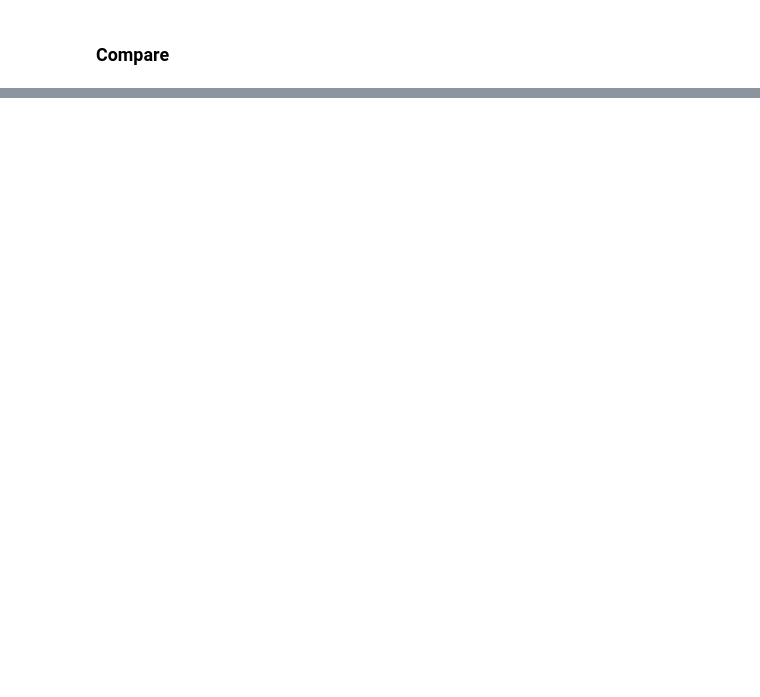
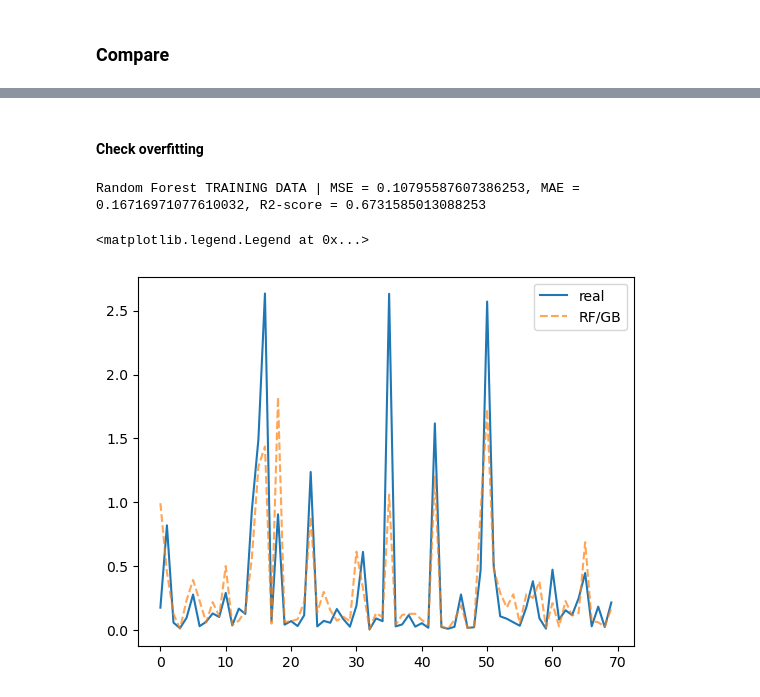
Before and after one commit to tristandijkstra/SmallObjectTracking, a Jupyter notebook: basicML.ipynb, the cells around one changed output, grey strips where cells are left out. Saved outputs shown, nothing was run; the diff lists cells and outputs as text; code cells hidden in the pictures; blank space fills up the shorter version.

```diff
--- a/basicML.ipynb
+++ b/basicML.ipynb
@@ -201 +234,28 @@ Gradient Boost | MSE = 0.2056268239688349, MAE = 0.22574051215869478, R2-score =
+# %% [markdown]
+#### Check overfitting
+# %%
+
+# yprTRAIN = RndmFrst.predict(X_train)
+yprTRAIN = xg_reg.predict(X_train)
+# yprTRAIN = scalerY.inverse_transform(yprTRAIN[:, np.newaxis])
+# yTRAIN = scalerY.inverse_transform(y_train[:, np.newaxis])
+yTRAIN = y_train
+# yPr = scalerY.inverse_transform(y_predict_GBM[:, np.newaxis])
+MSE_TRAIN = mean_squared_error(yTRAIN, yprTRAIN)
+MAE_TRAIN = mean_absolute_error(yTRAIN, yprTRAIN)
+R2_TRAIN = r2_score(yTRAIN, yprTRAIN)
+
+print(f"Random Forest TRAINING DATA | MSE = {MSE_TRAIN}, MAE = {MAE_TRAIN}, R2-score = {R2_TRAIN}")
+
+fig, ax = plt.subplots(1, 1)
+sampleStart = 300
+sampleSize = 70
+ax.plot(yTRAIN[sampleStart:(sampleStart + sampleSize)], label="real")
+ax.plot(yprTRAIN[sampleStart:(sampleStart + sampleSize)], linestyle="--", label="RF/GB", alpha=0.7)
+# ax.plot(y_predict_GMB_inv[sampleStart:(sampleStart + sampleSize)], linestyle="--", label="Gradient Boosting", alpha=0.7)
+ax.legend()
+# %% [output]
+Random Forest TRAINING DATA | MSE = 0.10795587607386253, MAE = 0.16716971077610032, R2-score = 0.6731585013088253
+<matplotlib.legend.Legend at 0x...>
+[figure, added]
 # %% [markdown]
```
Also changed, not shown: parts of 10 cells of this notebook.
